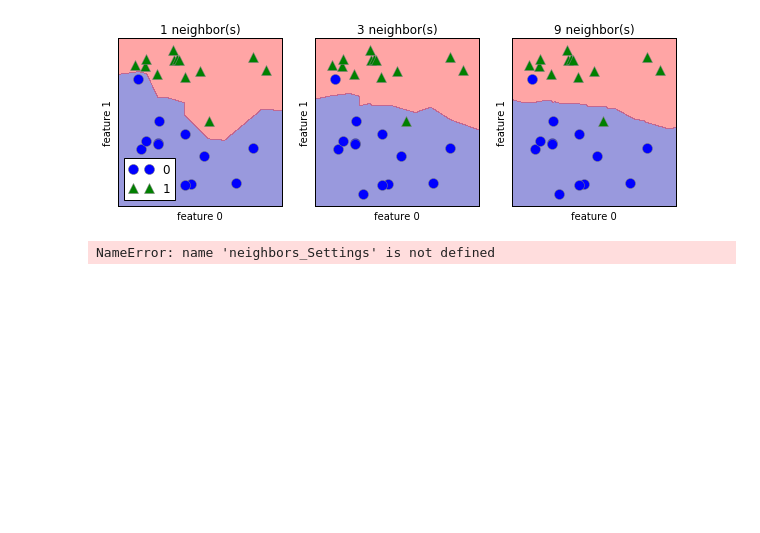
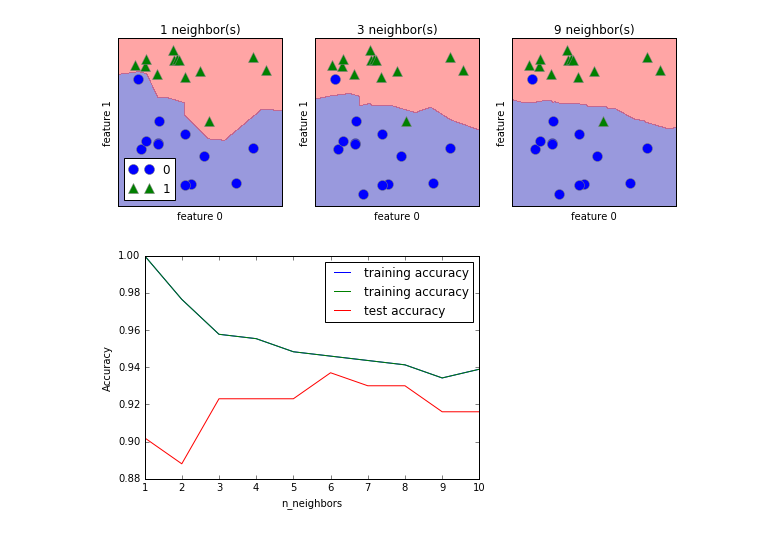
Before and after one commit to kevinw123/Learning-Node.JS, a Jupyter notebook: LearnPython/IntroToMLCh2.ipynb, the cells around one changed output. Cells and saved outputs as stored; diff of their text form; code cells hidden in the pictures; blank space fills up the shorter version.

```diff
--- a/LearnPython/IntroToMLCh2.ipynb
+++ b/LearnPython/IntroToMLCh2.ipynb
@@ -87,28 +87,30 @@ plt.show()
 # %%
 from sklearn.datasets import load_breast_cancer
 
 cancer = load_breast_cancer()
 X_train, X_test, y_train, y_test = train_test_split(cancer.data, cancer.target, stratify=cancer.target, random_state=66)
 
 training_accuracy = []
 test_accuracy = []
 #try n neighbors from 1 to 10
 neighbors_settings = range(1,11)
 
 for n_neighbors in neighbors_settings:
     # build model
     clf = KNeighborsClassifier(n_neighbors=n_neighbors)
     clf.fit(X_train, y_train)
     # record training set accuracy
     training_accuracy.append(clf.score(X_train, y_train))
     # record generalization accuracy
     test_accuracy.append(clf.score(X_test, y_test))
 
 plt.plot(neighbors_settings, training_accuracy, label="training accuracy")
-plt.plot(neighbors_Settings, test_accuracy, label="test accuracy")
+plt.plot(neighbors_settings, test_accuracy, label="test accuracy")
 plt.ylabel("Accuracy")
 plt.xlabel("n_neighbors")
 plt.legend()
 plt.show()
+
+# Best performance is somewhere in the middle of the graph.
 # %% [output]
-NameError: name 'neighbors_Settings' is not defined
+[figure, added]
```
Also changed, not shown: parts of 5 cells of this notebook.
